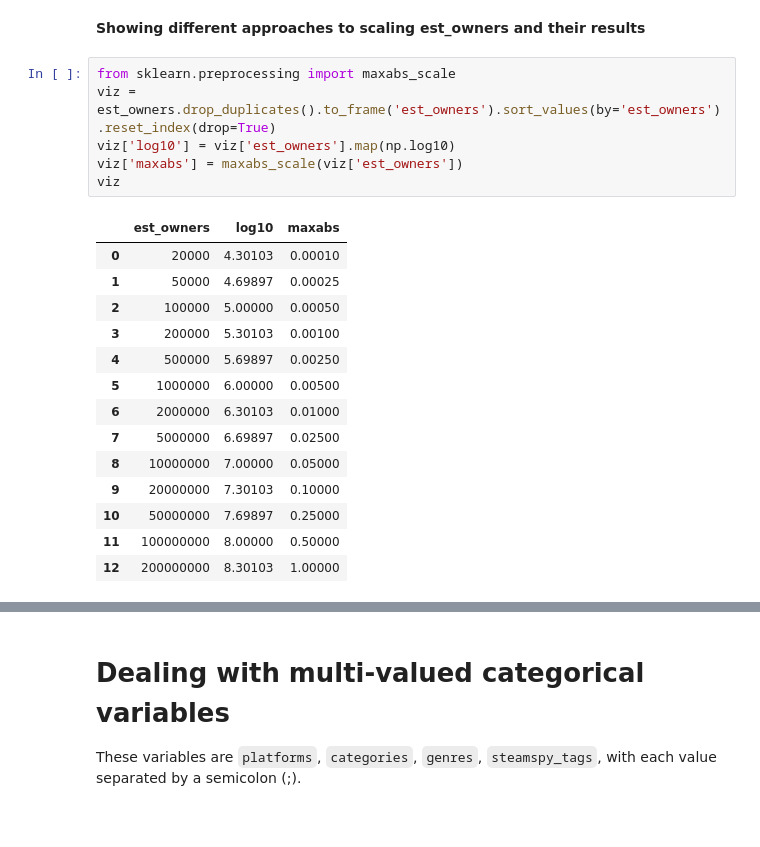
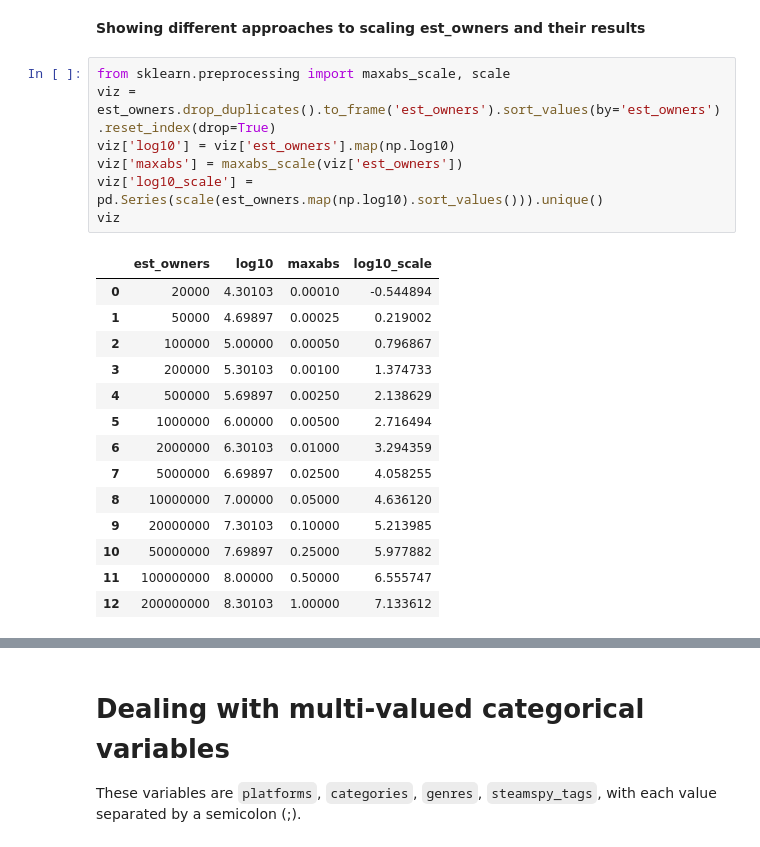
Before and after one commit to nefelibata28/usg, a Jupyter notebook: notebooks/01_categorical_analysis.ipynb, the cells around one changed output, grey strips where cells are left out. Drawn from its saved outputs; the diff is of its cells as text.

```diff
--- a/notebooks/01_categorical_analysis.ipynb
+++ b/notebooks/01_categorical_analysis.ipynb
@@ -115,23 +137,24 @@ catplot_ylabel(sb.catplot(data=est_owners.to_frame('est_owners'), y='est_owners'
 # %% [markdown]
 **Showing different approaches to scaling est_owners and their results**
 # %%
-from sklearn.preprocessing import maxabs_scale
+from sklearn.preprocessing import maxabs_scale, scale
 viz = est_owners.drop_duplicates().to_frame('est_owners').sort_values(by='est_owners').reset_index(drop=True)
 viz['log10'] = viz['est_owners'].map(np.log10)
 viz['maxabs'] = maxabs_scale(viz['est_owners'])
+viz['log10_scale'] = pd.Series(scale(est_owners.map(np.log10).sort_values())).unique()
 viz
 # %% [output]
-|  | est_owners | log10 | maxabs |
-| 0 | 20000 | 4.30103 | 0.00010 |
-| 1 | 50000 | 4.69897 | 0.00025 |
-| 2 | 100000 | 5.00000 | 0.00050 |
-| 3 | 200000 | 5.30103 | 0.00100 |
-| 4 | 500000 | 5.69897 | 0.00250 |
-| 5 | 1000000 | 6.00000 | 0.00500 |
-| 6 | 2000000 | 6.30103 | 0.01000 |
-| 7 | 5000000 | 6.69897 | 0.02500 |
-| 8 | 10000000 | 7.00000 | 0.05000 |
-| 9 | 20000000 | 7.30103 | 0.10000 |
-| 10 | 50000000 | 7.69897 | 0.25000 |
-| 11 | 100000000 | 8.00000 | 0.50000 |
-| 12 | 200000000 | 8.30103 | 1.00000 |
+|  | est_owners | log10 | maxabs | log10_scale |
+| 0 | 20000 | 4.30103 | 0.00010 | -0.544894 |
+| 1 | 50000 | 4.69897 | 0.00025 | 0.219002 |
+| 2 | 100000 | 5.00000 | 0.00050 | 0.796867 |
+| 3 | 200000 | 5.30103 | 0.00100 | 1.374733 |
+| 4 | 500000 | 5.69897 | 0.00250 | 2.138629 |
+| 5 | 1000000 | 6.00000 | 0.00500 | 2.716494 |
+| 6 | 2000000 | 6.30103 | 0.01000 | 3.294359 |
+| 7 | 5000000 | 6.69897 | 0.02500 | 4.058255 |
+| 8 | 10000000 | 7.00000 | 0.05000 | 4.636120 |
+| 9 | 20000000 | 7.30103 | 0.10000 | 5.213985 |
+| 10 | 50000000 | 7.69897 | 0.25000 | 5.977882 |
+| 11 | 100000000 | 8.00000 | 0.50000 | 6.555747 |
+| 12 | 200000000 | 8.30103 | 1.00000 | 7.133612 |
```
Also changed, not shown: parts of 14 cells of this notebook, 12 other files.
